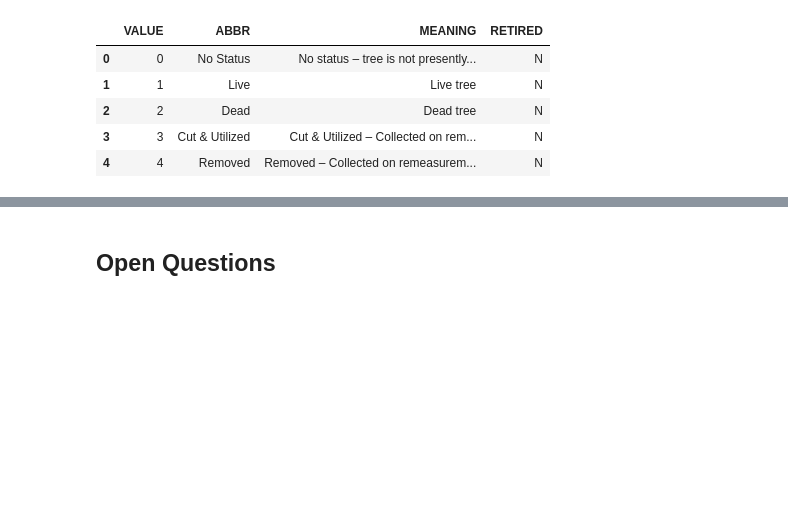
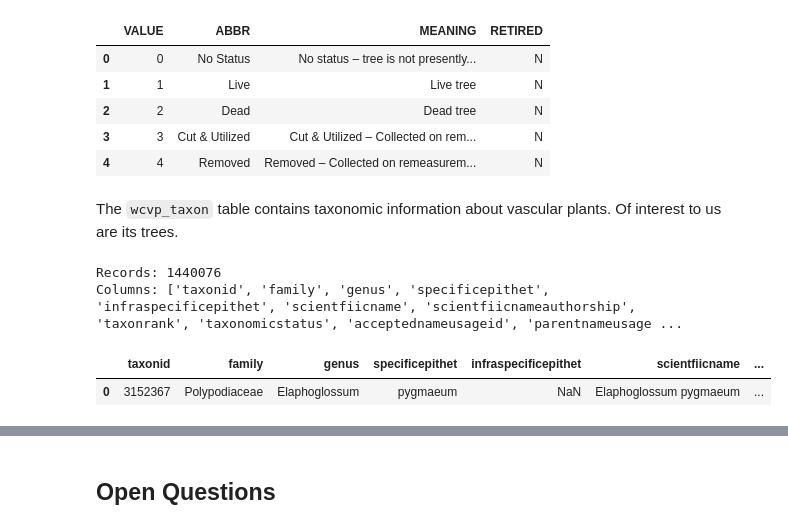
Before and after one commit to fractalate/data-trees, a Jupyter notebook: explore_chicago_il.ipynb, the cells around one changed output, grey strips where cells are left out. Saved outputs shown, nothing was run; the diff lists cells and outputs as text; code cells hidden in the pictures; blank space fills up the shorter version.

```diff
--- a/explore_chicago_il.ipynb
+++ b/explore_chicago_il.ipynb
@@ -64,3 +64,15 @@ Columns: ['VALUE', 'ABBR', 'MEANING', 'RETIRED']
 | 2 | 2 | Dead | Dead tree | N |
 | 3 | 3 | Cut & Utilized | Cut & Utilized – Collected on rem... | N |
 | 4 | 4 | Removed | Removed – Collected on remeasurem... | N |
+# %% [markdown]
+The `wcvp_taxon` table contains taxonomic information about vascular plants. Of interest to us are its trees.
+# %%
+df_wcvp_taxon = pd.read_csv('./data/wcvp_dwca/wcvp_taxon.csv', sep='|')
+print('Records:', len(df_wcvp_taxon))
+print('Columns:', list(df_wcvp_taxon.columns))
+df_wcvp_taxon[:1]
+# %% [output]
+Records: 1440076
+Columns: ['taxonid', 'family', 'genus', 'specificepithet', 'infraspecificepithet', 'scientfiicname', 'scientfiicnameauthorship', 'taxonrank', 'taxonomicstatus', 'acceptednameusageid', 'parentnameusage ...
+|  | taxonid | family | genus | specificepithet | infraspecificepithet | scientfiicname | ... |
+| 0 | 3152367 | Polypodiaceae | Elaphoglossum | pygmaeum | NaN | Elaphoglossum pygmaeum | ... |
```
Also changed, not shown: parts of 11 cells of this notebook, 3 other files.
